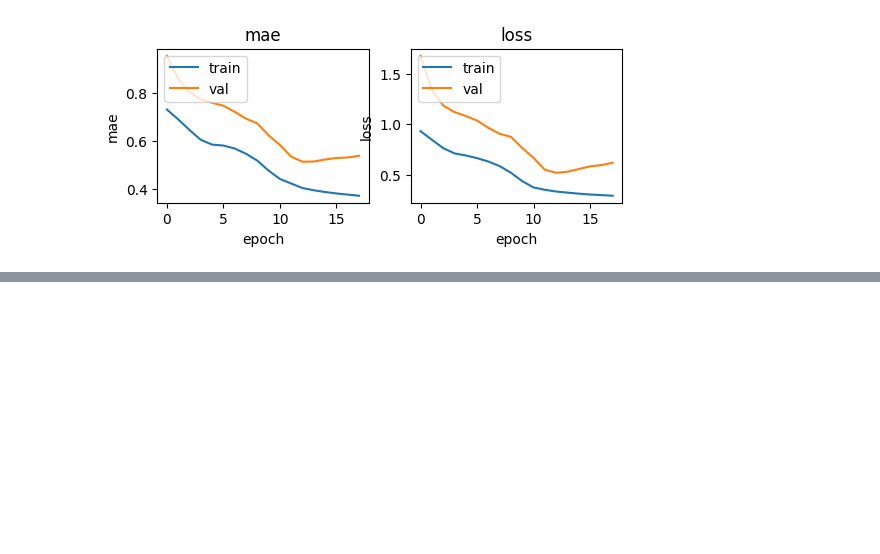
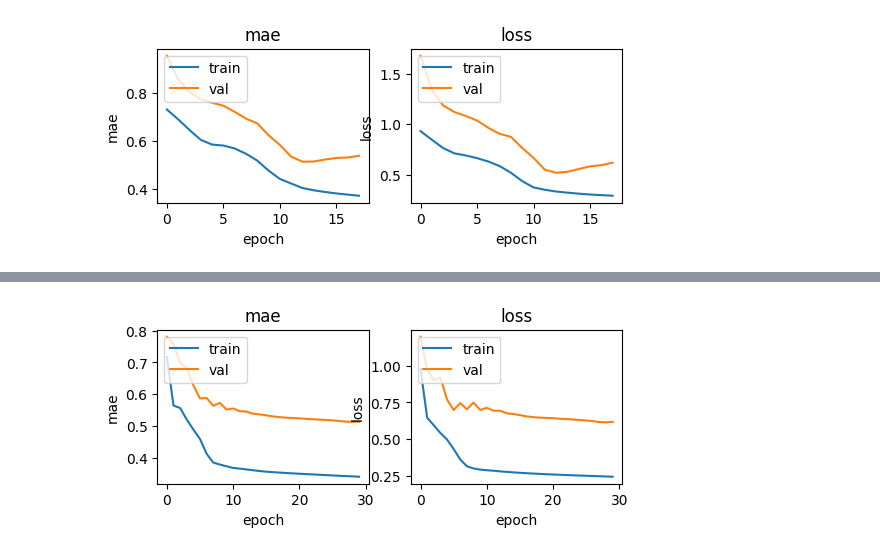
Before and after one commit to Rendi-Geospatial/MachineLearning, a Jupyter notebook: time_series/02 notebooks/multivariate/02 model dev.ipynb, the cells around one changed output, grey strips where cells are left out. Drawn from its saved outputs; the diff is of its cells as text; code cells hidden in the pictures; blank space fills up the shorter version.

Commit message:
add bidirectional lstm

```diff
--- a/time_series/02 notebooks/multivariate/02 model dev.ipynb
+++ b/time_series/02 notebooks/multivariate/02 model dev.ipynb
@@ -57,6 +56,17 @@ def build_stacked_lstm_model(X_train):
     model.compile(loss='mse', optimizer=opt, metrics=metrics)
 
     return model
+# %%
+# Bidirectional LSTM architecture
+def build_bidirectional_lstm_model(X_train):
+    model = Sequential()
+    model.add(Bidirectional(LSTM(64, activation='relu'), input_shape=(X_train.shape[1], X_train.shape[2])))
+    model.add(Dense(32))
+    model.add(Dense(1))
+    opt = tf.keras.optimizers.Adam(learning_rate=1e-3)
+    model.compile(loss='mse', optimizer=opt, metrics=metrics)
+
+    return model
 # %%
 # Set callbacks
 def create_callbacks(model_name, monitor, mode, patience):
@@ -188,0 +201,9 @@ plot_history(model_stacked_lstm_history, test_score, val_score)
+# %%
+# Create callbacks
+es, checkpoint = create_callbacks('forecaster_bidirectional_lstm.hdf5', monitor, mode, patience)
+# Build model architecture
+model_bidirectional_lstm = build_bidirectional_lstm_model(X_train)
+# Fit the model
+model_bidirectional_lstm, model_bidirectional_lstm_history = fit_model(
+    model_bidirectional_lstm, es, checkpoint, X_train, y_train, X_val, y_val
+)
@@ -188,0 +231,5 @@ plot_history(model_stacked_lstm_history, test_score, val_score)
+# %%
+# Plot model history
+plot_history(model_bidirectional_lstm_history, test_score, val_score)
+# %% [output]
+[figure, added]
```
Also changed, not shown: parts of 4 cells of this notebook, 4 other files.
